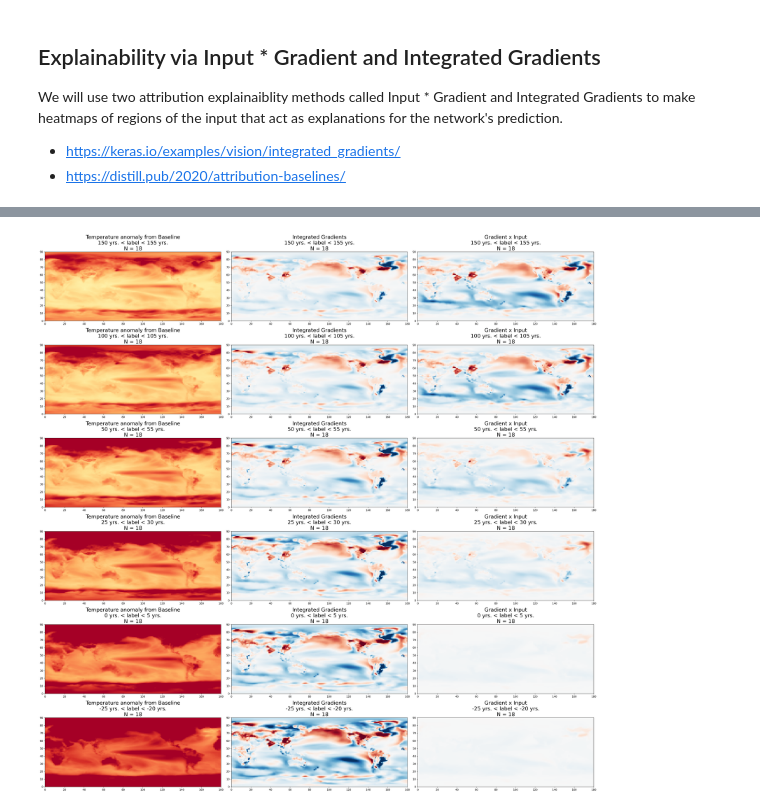
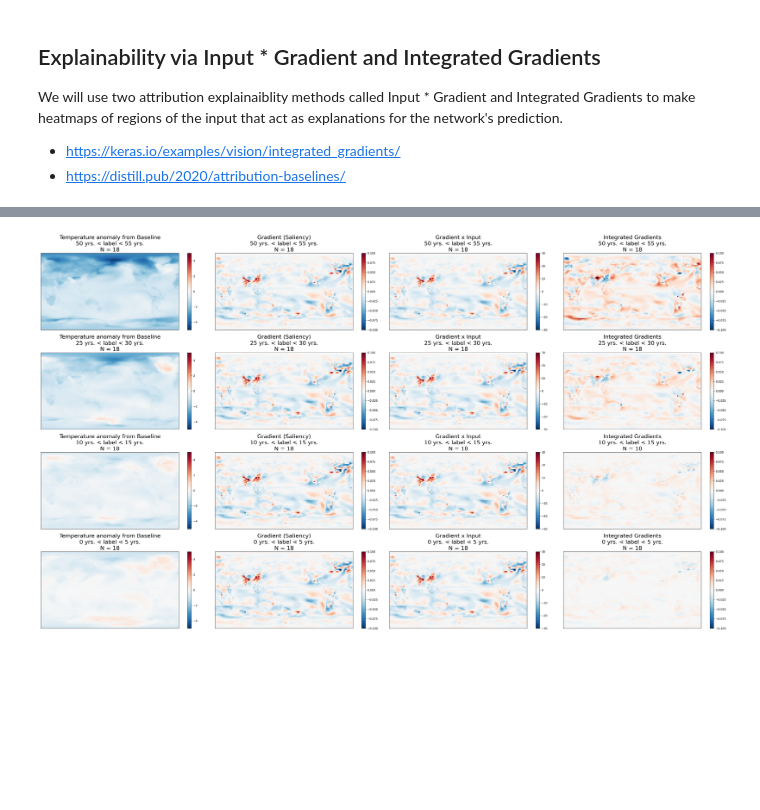
Before and after one commit to eabarnes1010/target_temp_detection, a Jupyter notebook: _train_model.ipynb, the cells around one changed output, grey strips where cells are left out. Cells and saved outputs as stored; diff of their text form; code cells hidden in the pictures; blank space fills up the shorter version.

Commit message:
added figures, grabbed 1960 onward

```diff
--- a/_train_model.ipynb
+++ b/_train_model.ipynb
@@ -202,9 +197,9 @@ def compile_model(x_train):
     layers = Dropout(rate=DROP_RATE,
                      seed=SEED)(layers)
 
-    for hidden, activation in zip(HIDDENS, ACTIVATIONS):
+    for hidden, activation, ridge in zip(HIDDENS, ACTIVATIONS, RIDGE):
         layers = Dense(hidden, activation=activation,
-                       kernel_regularizer=tf.keras.regularizers.l1_l2(l1=0.00, l2=RIDGE),
+                       kernel_regularizer=tf.keras.regularizers.l1_l2(l1=0.00, l2=ridge),
                        bias_initializer=tf.keras.initializers.RandomNormal(seed=SEED),
                        kernel_initializer=tf.keras.initializers.RandomNormal(seed=SEED))(layers)
 
@@ -228,12 +223,12 @@ def compile_model(x_train):
 SEED = 8889
 LEARNING_RATE = 0.0001
 BATCH_SIZE = 64
-NUM_EPOCHS = 500
+NUM_EPOCHS = 1_000
 HIDDENS = [10,10]
+RIDGE = [1., 0.]
+DROP_RATE = 0.0
 ACTIVATIONS = ['relu'] * len(HIDDENS)
 LOSS = 'mae'
-RIDGE = 1.
-DROP_RATE = 0.0
 VERBOSITY = 0
 #----------------------------------------
 
@@ -443,6 +439,5 @@ preds = model.predict(inputs)
 # and reshape into a map of latitude x longitude
 grads = get_gradients(inputs).numpy()
 grad_x_input = grads * inputs
-grad_x_input = grad_x_input.reshape((len(targets),data_train.shape[2],data_train.shape[3]))
 print(np.shape(grad_x_input))
 # %% [output]
@@ -455,11 +450,10 @@ print(np.shape(grad_x_input))
 # compute baseline as the mean over all samples during the TARGET_YEAR
 baseline_mean = np.mean(data_train,axis=0)
 isample = np.where(data_train['time.year']==TARGET_YEAR)[0]
-# isample = np.where(data_train['time.year']<=1900)[0]
 baseline_mean = np.mean(baseline_mean[isample,:,:],axis=0).values
 baseline_mean = baseline_mean.reshape((data_train.shape[2]*data_train.shape[3]))
 
-baseline_mean = np.min(data_train,axis=(0,1)).values.reshape((data_train.shape[2]*data_train.shape[3]))
+# baseline_mean = np.min(data_train,axis=(0,1)).values.reshape((data_train.shape[2]*data_train.shape[3]))
 # baseline_mean = np.ones(np.shape(baseline_mean))*215.
 # baseline_mean = np.mean(x_train,axis=0)
 # baseline_mean = np.mean(x_train,axis=0)*0.
@@ -477,57 +471,63 @@ model.predict(baseline_mean) = [[272.36658]]
 # %%
+def plot_map(x, clim, title):
+    plt.pcolor(x,
+               cmap='RdBu_r',
+              )
+    plt.clim(clim)
+    plt.colorbar()
+    plt.title(title,fontsize=20,)
+    plt.yticks([])
+    plt.xticks([])
+
+
 # plot the resulting heatmaps for a subset of samples
 # based on their label
-range_list = (150,100,50,25,0,-25)
-plt.subplots(len(range_list),3,figsize=(30,5*len(range_list)))
+range_list = (50,25,10,0)
+NCOL = 4
+plt.subplots(len(range_list),NCOL,figsize=(35,5*len(range_list)))
 
 for irow,min_range in enumerate(range_list):
 
     max_range = min_range + 5
     isamples = np.where((targets >= min_range) & (targets <= max_range))[0]
-    igrad_mean = np.mean(integrated_gradients[isamples,:],axis=0)
-    grad_x_input_mean = np.mean(grad_x_input[isamples,:,:],axis=0)
+    igrad_mean = np.mean(integrated_gradients[isamples,:,:],axis=0)
+    grad_mean = np.mean(grads[isamples,:],axis=0).reshape((data_train.shape[2],data_train.shape[3]))
+    grad_x_input_mean = np.mean(grad_x_input[isamples,:],axis=0).reshape((data_train.shape[2],data_train.shape[3]))
     x_inputs_mean = np.mean(inputs[isamples,:],axis=0)
     x_inputs_mean = x_inputs_mean.reshape((data_train.shape[2],data_train.shape[3]))
     x_inputs_mean = x_inputs_mean - baseline_mean.reshape((data_train.shape[2],data_train.shape[3]))
     #------------------------------------------------------------------
-    # plot explainability
-    plt.subplot(len(range_list),3,irow*3+1)
-    plt.pcolor(x_inputs_mean,
-               cmap='RdYlBu_r',
-              )
-    plt.clim(-5,5)
-    # plt.clim(215.,315.)
-    # plt.colorbar()
-    plt.title('Temperature anomaly from Baseline\n' + str(min_range) + ' yrs. < label < ' + str(max_range) + ' yrs.\nN = ' + str(len(isamples)),
-              fontsize=20,
-             )
+    # plot average input map
+    plt.subplot(len(range_list),NCOL,irow*NCOL+1)
+    plot_map(x_inputs_mean,
+             clim=(-5,5),
+             title = 'Temperature anomaly from Baseline\n' + str(min_range) + ' yrs. < label < ' + str(max_range) + ' yrs.\nN = ' + str(len(isamples)),
+            )
+    #------------------------------------------------------------------
+    # plot explainability of gradient (saliency)
+    plt.subplot(len(range_list),NCOL,irow*NCOL+2)
+    plot_map(grad_mean,
+             clim=(-.1,.1),
+             title = 'Gradient (Saliency)\n' + str(min_range) + ' yrs. < label < ' + str(max_range) + ' yrs.\nN = ' + str(len(isamples)),
+            )
+
+    #------------------------------------------------------------------
+    # plot explainability of input x gradient
+    plt.subplot(len(range_list),NCOL,irow*NCOL+3)
+    plot_map(grad_x_input_mean,
+             clim=(-30,30),
+             title = 'Gradient x Input\n' + str(min_range) + ' yrs. < label < ' + str(max_range) + ' yrs.\nN = ' + str(len(isamples)),
+            )
+
     #------------------------------------------------------------------
     # plot explainability of integrated gradients
-    plt.subplot(len(range_list),3,irow*3+2)
-    # igrad_mean = np.abs(igrad_mean)
-    # igrad_mean[igrad_mean<.15] = 0.
-    plt.pcolor(igrad_mean,
-               cmap='RdBu_r',
-              )
-    plt.clim(-.25,.25)
-    # plt.colorbar()
-    plt.title('Integrated Gradients\n' + str(min_range) + ' yrs. < label < ' + str(max_range) + ' yrs.\nN = ' + str(len(isamples)),
-              fontsize=20,
-             )
-    #------------------------------------------------------------------
-    # plot explainability of input x gradient
-    plt.subplot(len(range_list),3,irow*3+3)
-    plt.pcolor(grad_x_input_mean,
-               cmap='RdBu_r',
-              )
-    plt.clim(-25,25)
-    # plt.colorbar()
-    plt.title('Gradient x Input\n' + str(min_range) + ' yrs. < label < ' + str(max_range) + ' yrs.\nN = ' + str(len(isamples)),
-              fontsize=20,
-             )
-
+    plt.subplot(len(range_list),NCOL,irow*NCOL+4)
+    plot_map(igrad_mean,
+             clim=(-.1,.1),
+             title = 'Integrated Gradients\n' + str(min_range) + ' yrs. < label < ' + str(max_range) + ' yrs.\nN = ' + str(len(isamples)),
+            )
 
 plt.tight_layout()
 plt.show()
 # %% [output]
-[figure, old version]
+[figure, new version]
```
Also changed, not shown: parts of 11 cells of this notebook.
